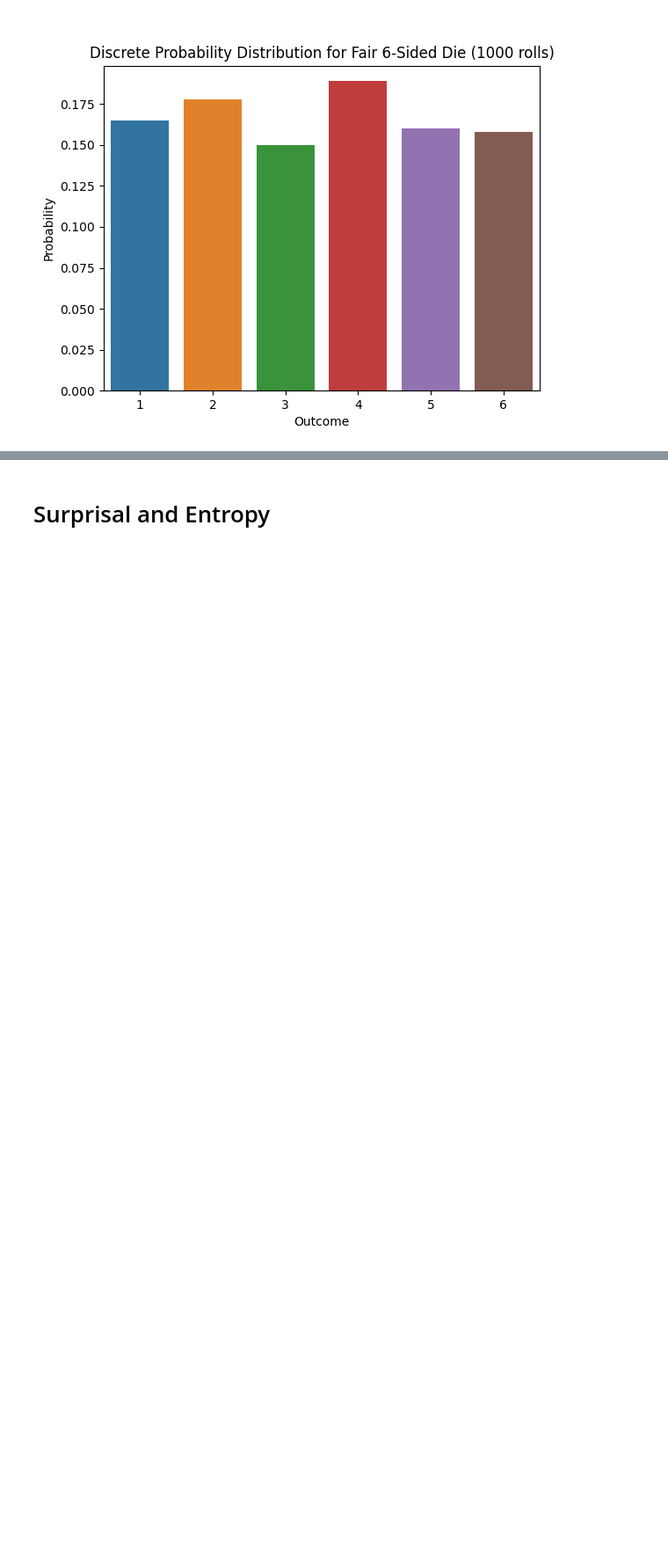
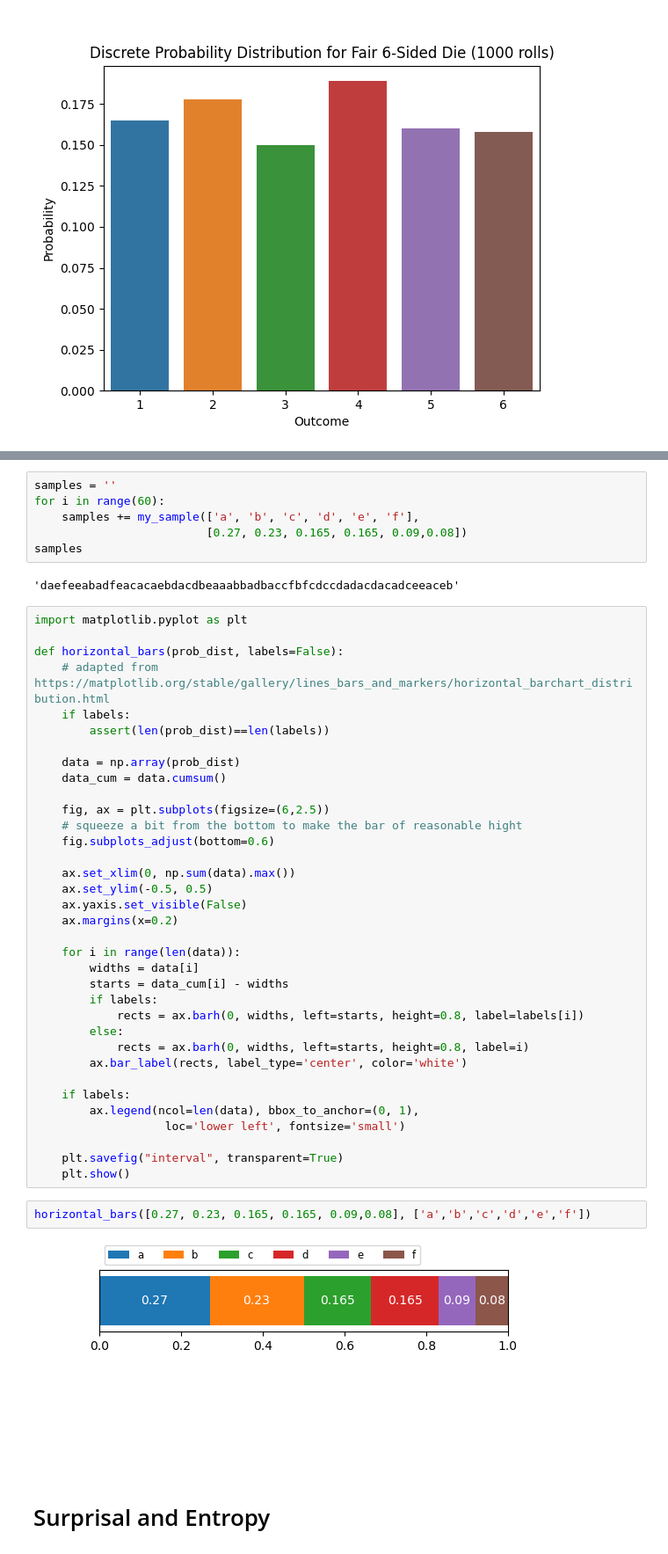
Before and after one commit to cschaffner/ITNuggets, a Jupyter notebook: notebooks/ITNuggets.ipynb, the cells around one changed output, grey strips where cells are left out. Shown: that part at 88% size. Saved outputs shown, nothing was run; the diff lists cells and outputs as text; blank space fills up the shorter version.

```diff
--- a/notebooks/ITNuggets.ipynb
+++ b/notebooks/ITNuggets.ipynb
@@ -204,3 +290,50 @@ plt.show()
+# %%
+samples = ''
+for i in range(60):
+    samples += my_sample(['a', 'b', 'c', 'd', 'e', 'f'],
+                         [0.27, 0.23, 0.165, 0.165, 0.09,0.08])
+samples
+# %% [output]
+'daefeeabadfeacacaebdacdbeaaabbadbaccfbfcdccdadacdacadceeaceb'
+# %%
+import matplotlib.pyplot as plt
+
+def horizontal_bars(prob_dist, labels=False):
+    # adapted from https://matplotlib.org/stable/gallery/lines_bars_and_markers/horizontal_barchart_distribution.html
+    if labels:
+        assert(len(prob_dist)==len(labels))
+
+    data = np.array(prob_dist)
+    data_cum = data.cumsum()
+
+    fig, ax = plt.subplots(figsize=(6,2.5))
+    # squeeze a bit from the bottom to make the bar of reasonable hight
+    fig.subplots_adjust(bottom=0.6)
+
+    ax.set_xlim(0, np.sum(data).max())
+    ax.set_ylim(-0.5, 0.5)
+    ax.yaxis.set_visible(False)
+    ax.margins(x=0.2)
+
+    for i in range(len(data)):
+        widths = data[i]
+        starts = data_cum[i] - widths
+        if labels:
+            rects = ax.barh(0, widths, left=starts, height=0.8, label=labels[i])
+        else:
+            rects = ax.barh(0, widths, left=starts, height=0.8, label=i)
+        ax.bar_label(rects, label_type='center', color='white')
+
+    if labels:
+        ax.legend(ncol=len(data), bbox_to_anchor=(0, 1),
+                   loc='lower left', fontsize='small')
+
+    plt.savefig("interval", transparent=True)
+    plt.show()
+# %%
+horizontal_bars([0.27, 0.23, 0.165, 0.165, 0.09,0.08], ['a','b','c','d','e','f'])
+# %% [output]
+[figure, added]
 # %% [markdown]
 # Surprisal and Entropy
 # %%
```
Also changed, not shown: parts of 16 cells of this notebook, 3 other files.
